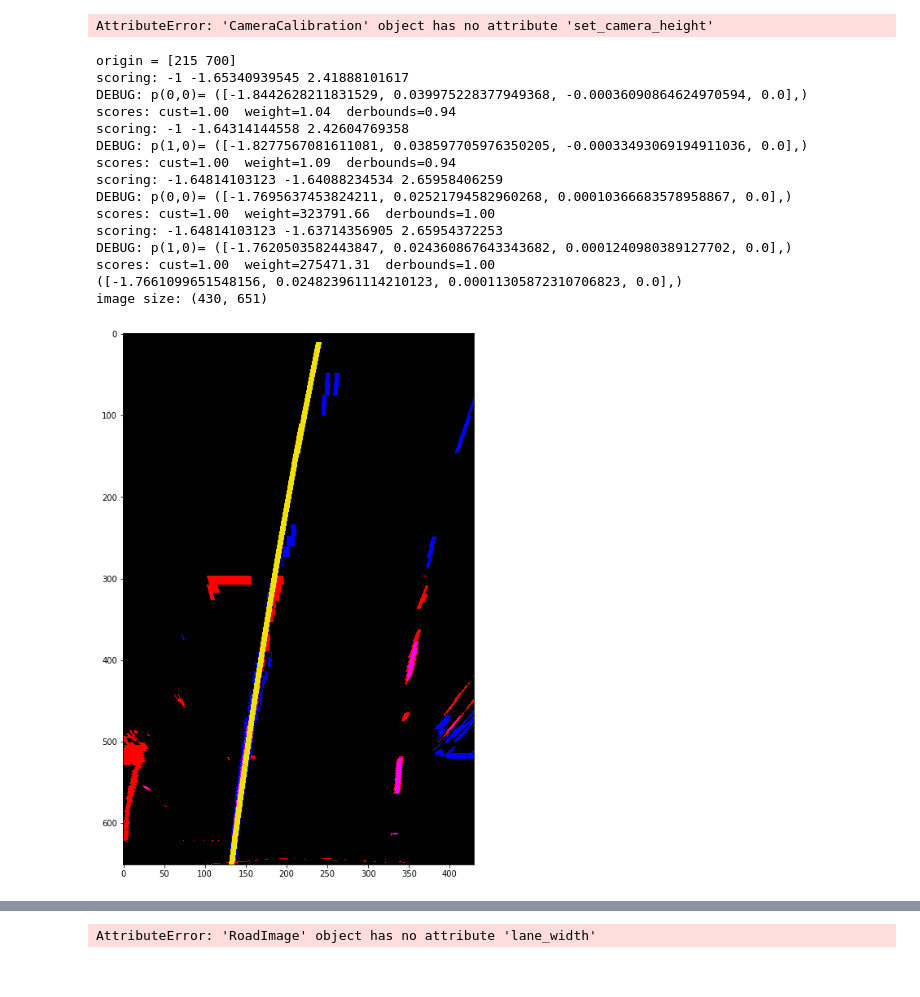
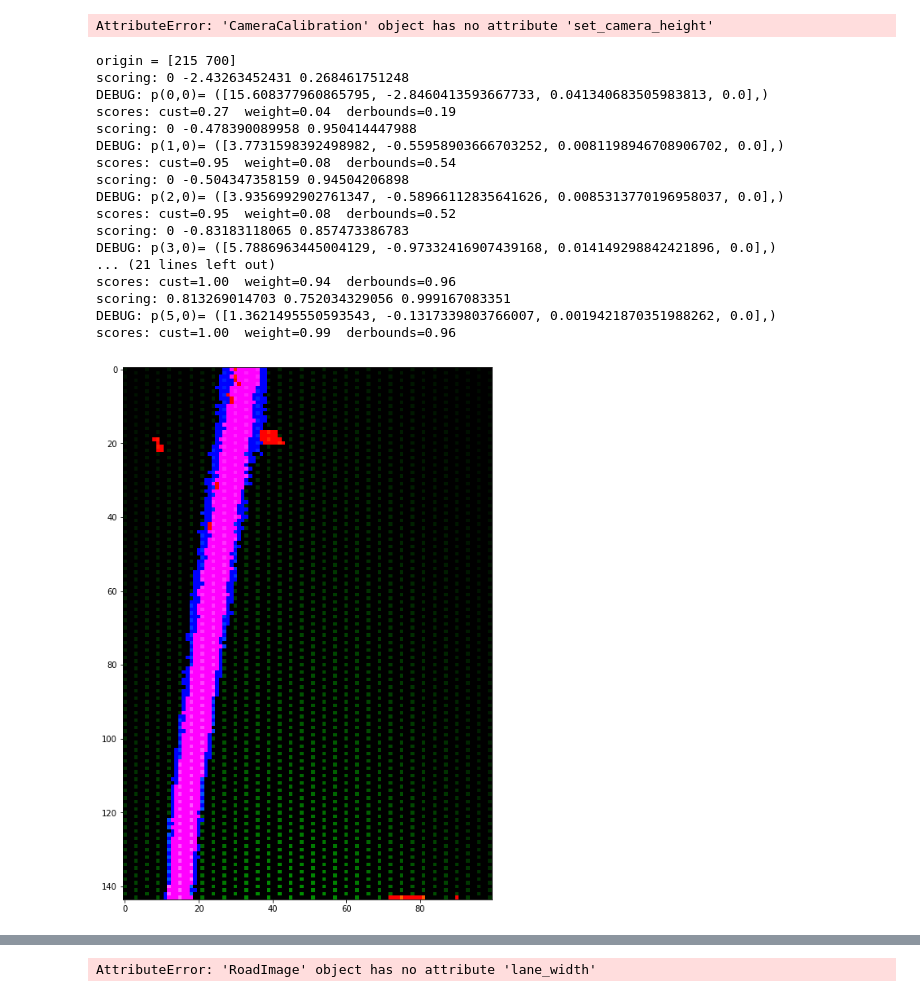
Before and after one commit to lepeuvedic/CarND-Advanced-Lane-Lines, a Jupyter notebook: code.ipynb, the cells around one changed output, grey strips where cells are left out. Drawn from its saved outputs; the diff is of its cells as text; code cells hidden in the pictures.

Commit message:
Automatic lines acquisition.

```diff
--- a/code.ipynb
+++ b/code.ipynb
@@ -255,30 +255,51 @@ def process_image(image):
     return out
 # %% [output]
 AttributeError: 'CameraCalibration' object has no attribute 'set_camera_height'
-# %%
-import matplotlib.pyplot as plt
-%matplotlib inline
-image = RoadImage(filename='test_images/test6.jpg')
-image = process_image(image)
-print('image size:',image.get_size())
-image=image.to_float()
-image.lines.draw(('right','current'),image, origin=(215,700), scale=(.02,.1))
-f, ax1 = plt.subplots(1,1, figsize=(20,12))
-image.show(ax1)
-# %% [output]
-origin = [215 700]
-scoring: -1 -1.65340939545 2.41888101617
-DEBUG: p(0,0)= ([-1.8442628211831529, 0.039975228377949368, -0.00036090864624970594, 0.0],)
-scores: cust=1.00  weight=1.04  derbounds=0.94
-scoring: -1 -1.64314144558 2.42604769358
-DEBUG: p(1,0)= ([-1.8277567081611081, 0.038597705976350205, -0.00033493069194911036, 0.0],)
-scores: cust=1.00  weight=1.09  derbounds=0.94
-scoring: -1.64814103123 -1.64088234534 2.65958406259
-DEBUG: p(0,0)= ([-1.7695637453824211, 0.02521794582960268, 0.00010366683578958867, 0.0],)
-scores: cust=1.00  weight=323791.66  derbounds=1.00
-scoring: -1.64814103123 -1.63714356905 2.65954372253
-DEBUG: p(1,0)= ([-1.7620503582443847, 0.024360867643343682, 0.0001240980389127702, 0.0],)
-scores: cust=1.00  weight=275471.31  derbounds=1.00
-([-1.7661099651548156, 0.024823961114210123, 0.00011305872310706823, 0.0],)
-image size: (430, 651)
-[figure, removed]
+# %%
+import matplotlib.pyplot as plt
+%matplotlib inline
+image = RoadImage(filename='test_images/test6.jpg')
+image = process_image(image)
+
+image=image.to_float()
+
+width = 0.12
+sx,sy = (.02,.1)
+o = (215,700)
+
+stepx = max(int(width/sx),2)
+stepy = max(int(width/sy),2)
+startx = stepx//2
+starty = stepy//2
+iterx  = stepx - startx
+itery  = stepy - starty
+#iters = ( (x,y) for y in range(1,651,stepy) for x in (3,430,stepx) )
+w1 = np.array([ [ weight(y=(x-o[0])*sx+1,x=(o[1]-y)*sy,x0=1,z0=10.) for x in range(3,430,stepx) ] for y in range(1,651,stepy)])
+w2 = np.array([ [ weight(y=(x-o[0])*sx+1,x=(o[1]-y)*sy,x0=1,z0=10.) for x in range(3+startx,430,stepx) ] for y in range(1+starty,651,stepy)])
+
+image.view(np.ndarray)[1::stepy,3::stepx,1]=w1
+image.view(np.ndarray)[1+starty::stepy,3+startx::stepx,1]=w2
+image = image[500:644,120:220]
+#image = image[1::stepy,3::stepx]
+
+f, ax1 = plt.subplots(1,1, figsize=(20,12))
+image.show(ax1)
+# %% [output]
+origin = [215 700]
+scoring: 0 -2.43263452431 0.268461751248
+DEBUG: p(0,0)= ([15.608377960865795, -2.8460413593667733, 0.041340683505983813, 0.0],)
+scores: cust=0.27  weight=0.04  derbounds=0.19
+scoring: 0 -0.478390089958 0.950414447988
+DEBUG: p(1,0)= ([3.7731598392498982, -0.55958903666703252, 0.0081198946708906702, 0.0],)
+scores: cust=0.95  weight=0.08  derbounds=0.54
+scoring: 0 -0.504347358159 0.94504206898
+DEBUG: p(2,0)= ([3.9356992902761347, -0.58966112835641626, 0.0085313770196958037, 0.0],)
+scores: cust=0.95  weight=0.08  derbounds=0.52
+scoring: 0 -0.83183118065 0.857473386783
+DEBUG: p(3,0)= ([5.7886963445004129, -0.97332416907439168, 0.014149298842421896, 0.0],)
+... (21 lines left out)
+scores: cust=1.00  weight=0.94  derbounds=0.96
+scoring: 0.813269014703 0.752034329056 0.999167083351
+DEBUG: p(5,0)= ([1.3621495550593543, -0.1317339803766007, 0.0019421870351988262, 0.0],)
+scores: cust=1.00  weight=0.99  derbounds=0.96
+[figure, added]
```
Also changed, not shown: parts of 3 cells of this notebook.
